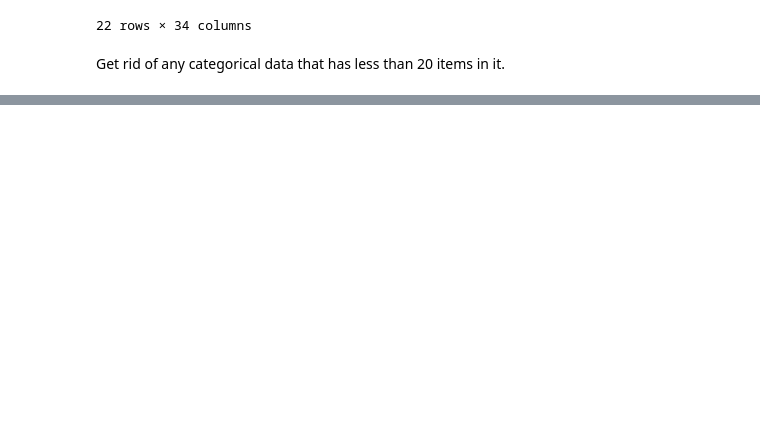
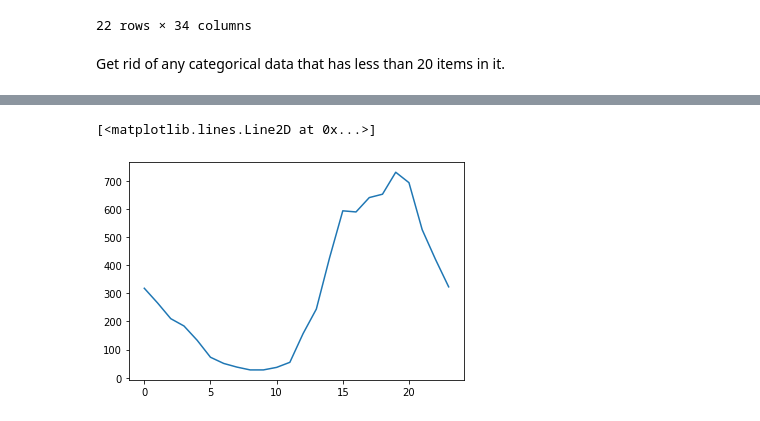
Before and after one commit to peterschnatz/BritePrice, a Jupyter notebook: RightPrice_EDA.ipynb, the cells around one changed output, grey strips where cells are left out. Drawn from its saved outputs; the diff is of its cells as text; code cells hidden in the pictures; blank space fills up the shorter version.

```diff
--- a/RightPrice_EDA.ipynb
+++ b/RightPrice_EDA.ipynb
@@ -324,0 +394,7 @@ waitlist_available
+# %%
+times = event_df.created_dt.dt.hour
+# %%
+plt.plot(times.value_counts().sort_index())
+# %% [output]
+[<matplotlib.lines.Line2D at 0x...>]
+[figure, added]
```
Also changed, not shown: parts of 18 cells of this notebook, 1 other file.
